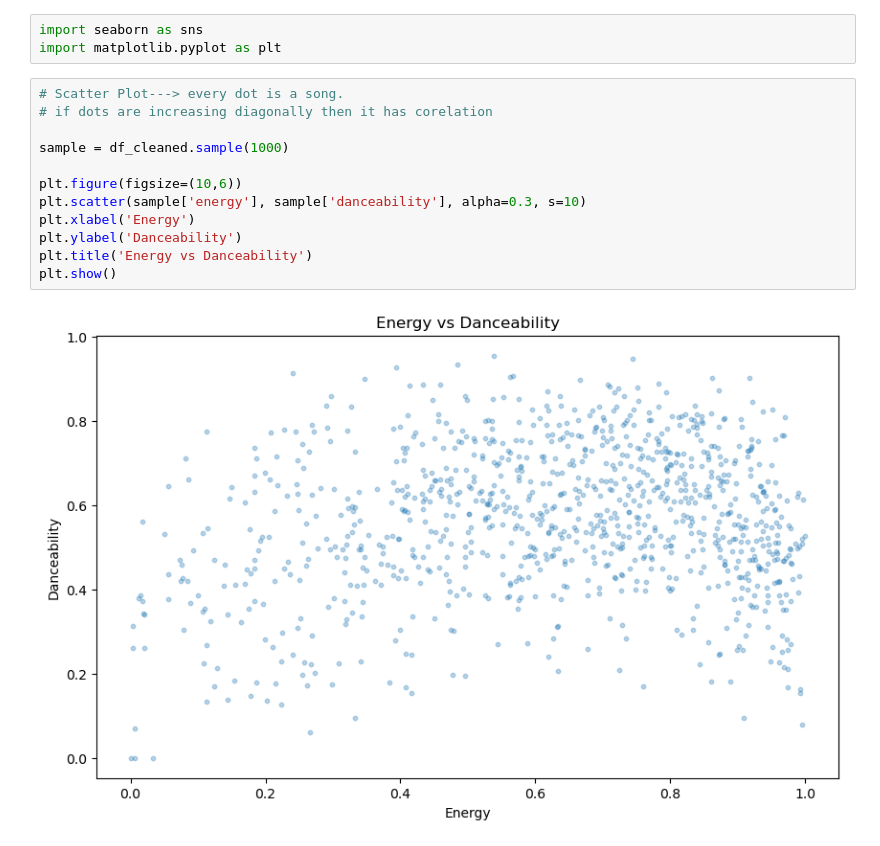
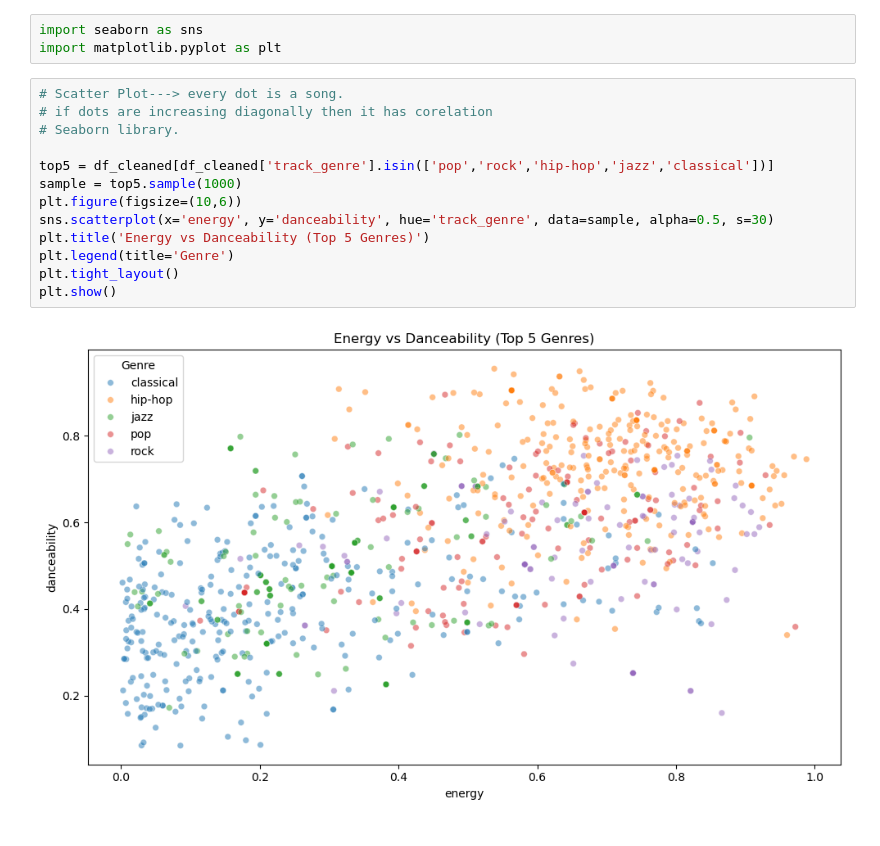
Before and after one commit to AayushCode24-7/Data_Wrangling, a Jupyter notebook: FDS.ipynb, the cells around one changed output. Drawn from its saved outputs; the diff is of its cells as text.

```diff
--- a/FDS.ipynb
+++ b/FDS.ipynb
@@ -210,16 +210,17 @@ import matplotlib.pyplot as plt
 # %%
 # Scatter Plot---> every dot is a song.
 # if dots are increasing diagonally then it has corelation
+# Seaborn library.
 
-sample = df_cleaned.sample(1000)
-
+top5 = df_cleaned[df_cleaned['track_genre'].isin(['pop','rock','hip-hop','jazz','classical'])]
+sample = top5.sample(1000)
 plt.figure(figsize=(10,6))
-plt.scatter(sample['energy'], sample['danceability'], alpha=0.3, s=10)
-plt.xlabel('Energy')
-plt.ylabel('Danceability')
-plt.title('Energy vs Danceability')
+sns.scatterplot(x='energy', y='danceability', hue='track_genre', data=sample, alpha=0.5, s=30)
+plt.title('Energy vs Danceability (Top 5 Genres)')
+plt.legend(title='Genre')
+plt.tight_layout()
 plt.show()
 # %% [output]
-[figure, old version]
+[figure, new version]
 # %%
 # Bar Chart - Top 10 Genres by Average Popularity
```
Also changed, not shown: parts of 4 cells of this notebook.
